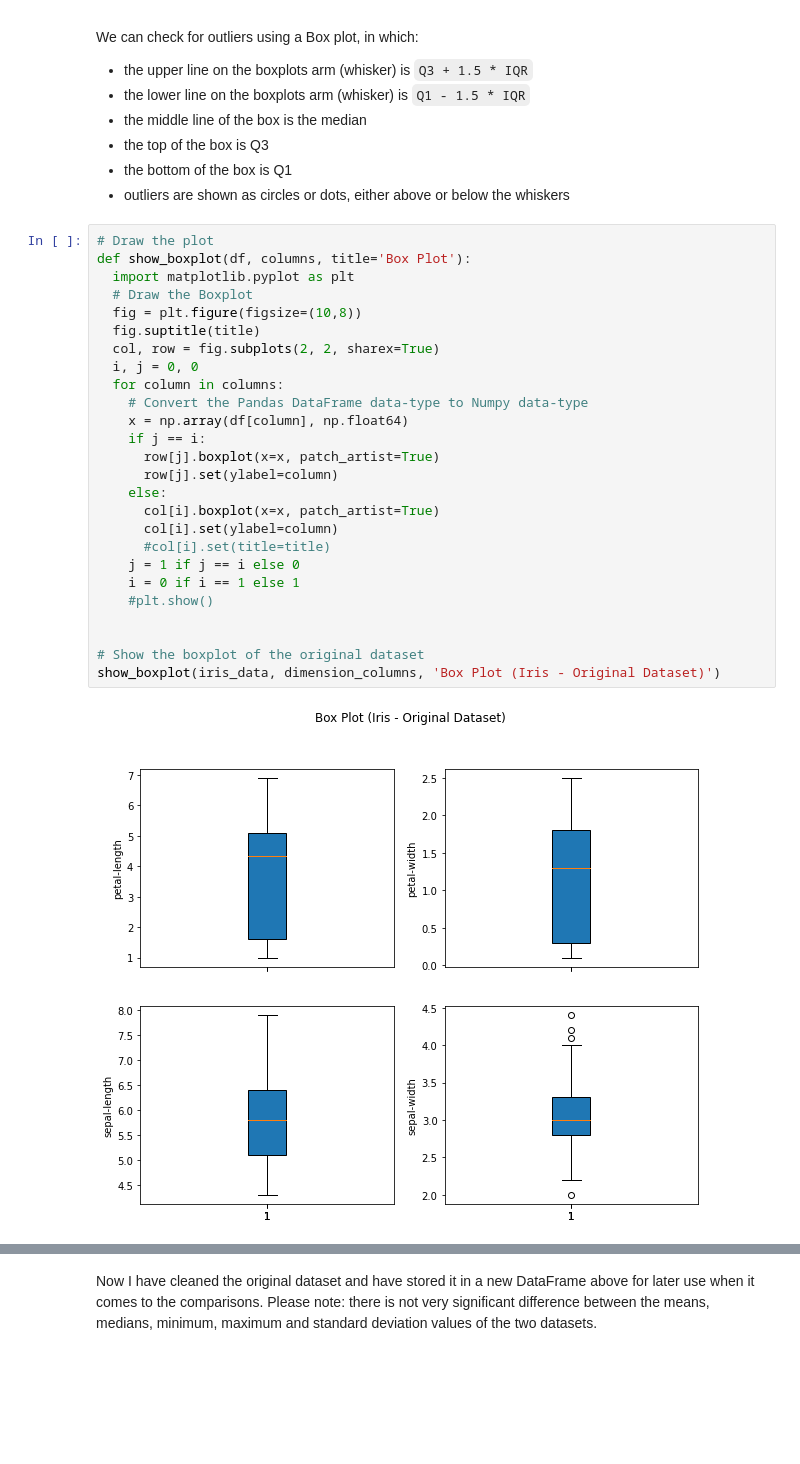
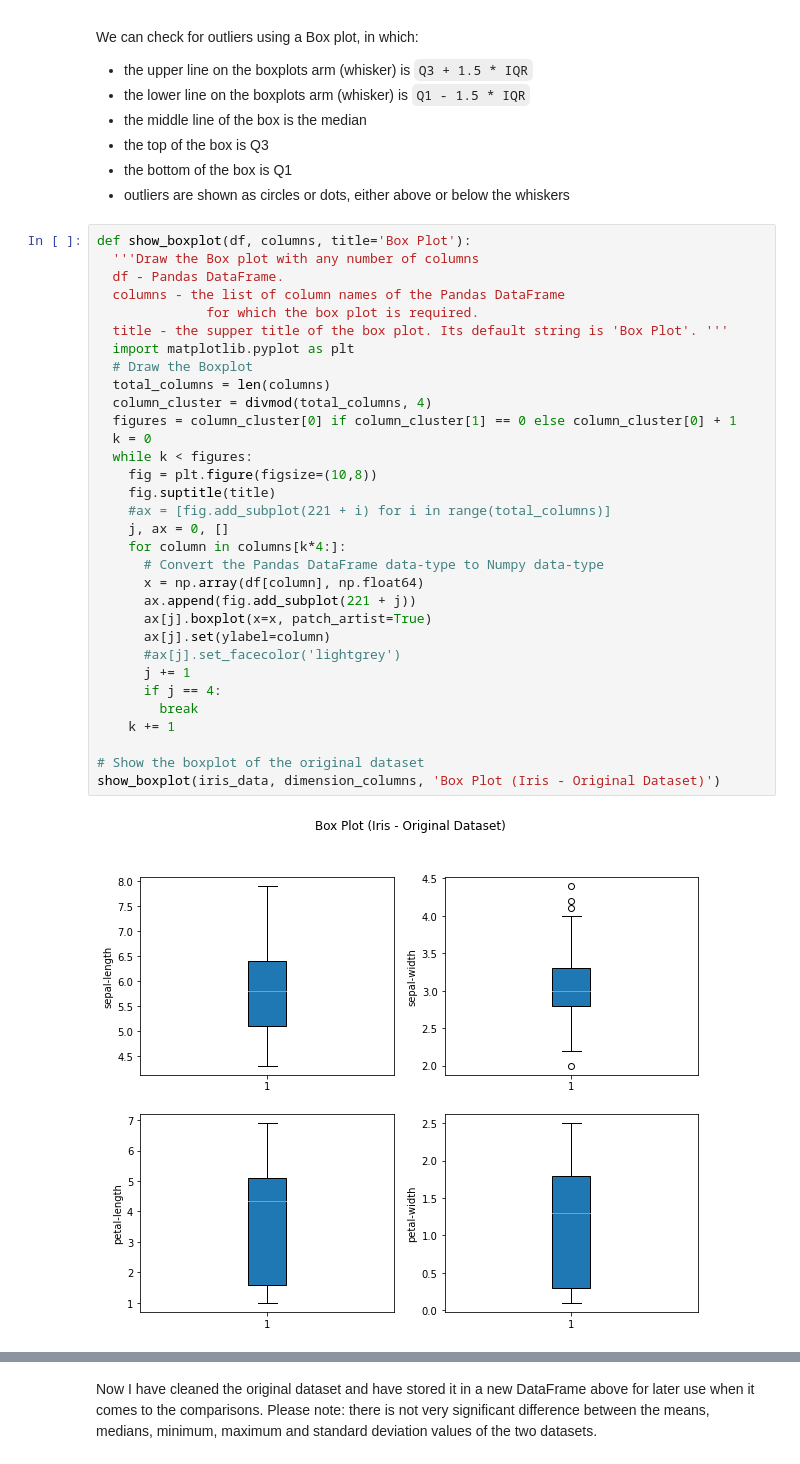
Before and after one commit to Imran-Github22/Imran-Farooqui, a Jupyter notebook: Projects/Final_Decision_Tree_coded_model.ipynb, the cells around one changed output, grey strips where cells are left out. Cells and saved outputs as stored; diff of their text form; blank space fills up the shorter version.

Commit message:
Now with option of cleaning the different outliers and possibility of more than four boxplots.

```diff
--- a/Projects/Final_Decision_Tree_coded_model.ipynb
+++ b/Projects/Final_Decision_Tree_coded_model.ipynb
@@ -212,30 +212,36 @@ We can check for outliers using a Box plot, in which:
 *  the bottom of the box is Q1
 *  outliers are shown as circles or dots, either above or below the whiskers
 # %%
-# Draw the plot
 def show_boxplot(df, columns, title='Box Plot'):
+  '''Draw the Box plot with any number of columns
+  df - Pandas DataFrame.
+  columns - the list of column names of the Pandas DataFrame
+              for which the box plot is required.
+  title - the supper title of the box plot. Its default string is 'Box Plot'. '''
   import matplotlib.pyplot as plt
   # Draw the Boxplot
-  fig = plt.figure(figsize=(10,8))
-  fig.suptitle(title)
-  col, row = fig.subplots(2, 2, sharex=True)
-  i, j = 0, 0
-  for column in columns:
-    # Convert the Pandas DataFrame data-type to Numpy data-type
-    x = np.array(df[column], np.float64)
-    if j == i:
-      row[j].boxplot(x=x, patch_artist=True)
-      row[j].set(ylabel=column)
-    else:
-      col[i].boxplot(x=x, patch_artist=True)
-      col[i].set(ylabel=column)
-      #col[i].set(title=title)
-    j = 1 if j == i else 0
-    i = 0 if i == 1 else 1
-    #plt.show()
-
+  total_columns = len(columns)
+  column_cluster = divmod(total_columns, 4)
+  figures = column_cluster[0] if column_cluster[1] == 0 else column_cluster[0] + 1
+  k = 0
+  while k < figures:
+    fig = plt.figure(figsize=(10,8))
+    fig.suptitle(title)
+    #ax = [fig.add_subplot(221 + i) for i in range(total_columns)]
+    j, ax = 0, []
+    for column in columns[k*4:]:
+      # Convert the Pandas DataFrame data-type to Numpy data-type
+      x = np.array(df[column], np.float64)
+      ax.append(fig.add_subplot(221 + j))
+      ax[j].boxplot(x=x, patch_artist=True)
+      ax[j].set(ylabel=column)
+      #ax[j].set_facecolor('lightgrey')
+      j += 1
+      if j == 4:
+        break
+    k += 1
 
 # Show the boxplot of the original dataset
 show_boxplot(iris_data, dimension_columns, 'Box Plot (Iris - Original Dataset)')
 # %% [output]
-[figure, old version]
+[figure, new version]
```
Also changed, not shown: parts of 32 cells of this notebook.
